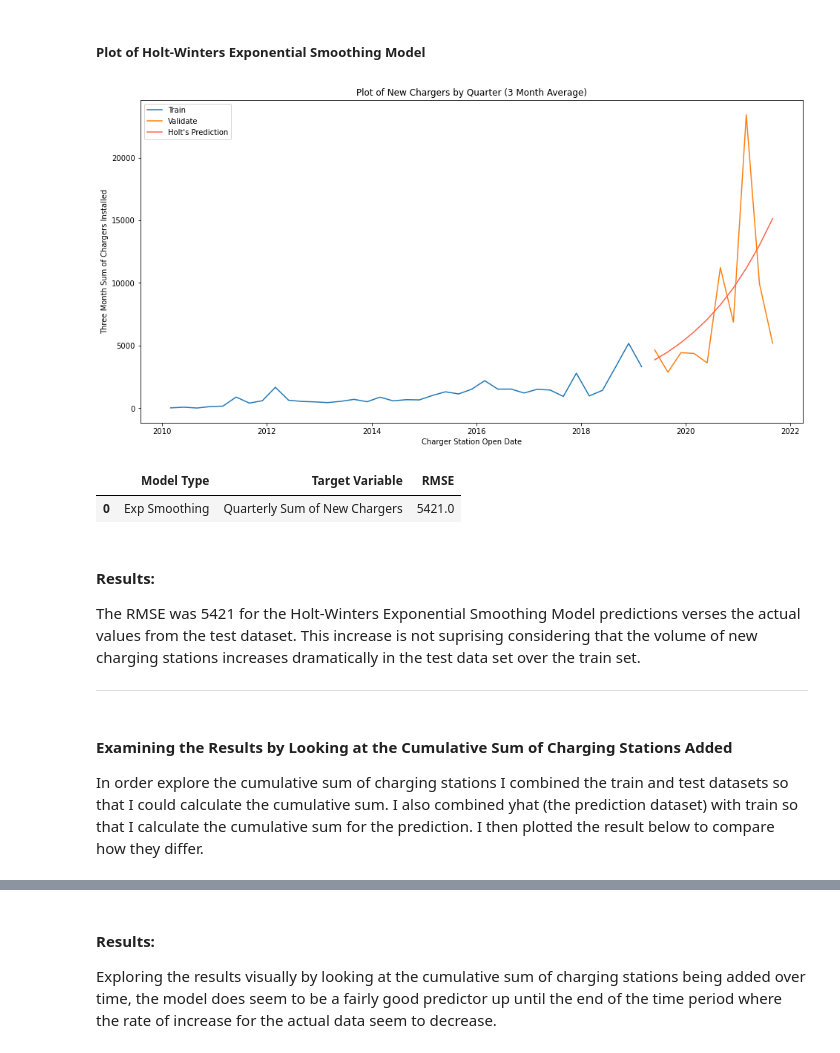
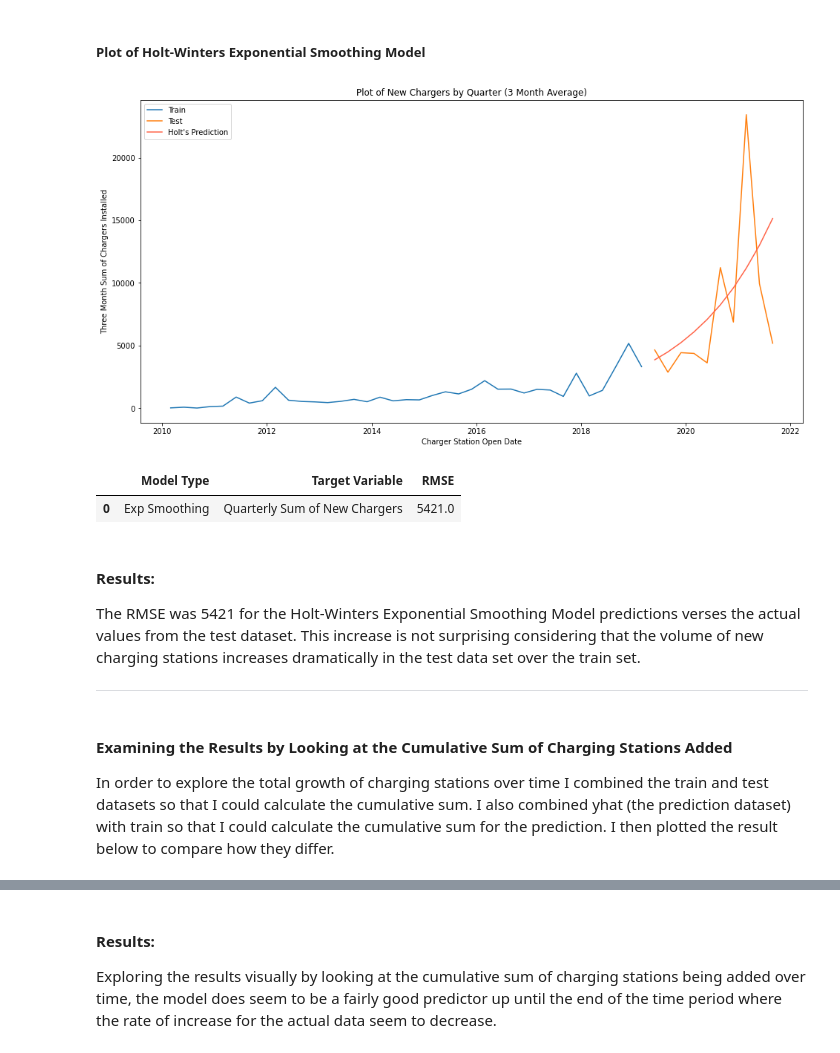
Before and after one commit to jeffakins/EV_Charger_Growth, a Jupyter notebook: individual_project.ipynb, the cells around one changed output, grey strips where cells are left out. Saved outputs shown, nothing was run; the diff lists cells and outputs as text; code cells hidden in the pictures.

```diff
--- a/individual_project.ipynb
+++ b/individual_project.ipynb
@@ -415,16 +378,16 @@ yhat = pd.DataFrame(yhat, columns=['total_chargers'])
 # %%
 plt.figure(figsize=(16,8))
 sns.lineplot(x='open_date', y='total_chargers', data=train)
 sns.lineplot(x='open_date', y='total_chargers', data=test)
 sns.lineplot(x=yhat.index, y='total_chargers', data=yhat, color='tomato')
 
 plt.title('Plot of New Chargers by Quarter (3 Month Average)')
-plt.legend(labels=['Train', 'Validate', "Holt's Prediction"])
+plt.legend(labels=['Train', 'Test', "Holt's Prediction"])
 plt.xlabel('Charger Station Open Date')
 plt.ylabel('Three Month Sum of Chargers Installed')
 plt.show()
 # %% [output]
-[figure, old version]
+[figure, new version]
 # %%
 eval_df = pd.DataFrame()
 eval_df = md.append_eval_df(eval_df, 'Exp Smoothing', 'Quarterly Sum of New Chargers', test, yhat)
@@ -434,11 +397,11 @@ eval_df
 | 0 | Exp Smoothing | Quarterly Sum of New Chargers | 5421.0 |
 # %% [markdown]
 #### Results:
-The RMSE was 5421 for the Holt-Winters Exponential Smoothing Model predictions verses the actual values from the test dataset. This increase is not suprising considering that the volume of new charging stations increases dramatically in the test data set over the train set.
+The RMSE was 5421 for the Holt-Winters Exponential Smoothing Model predictions verses the actual values from the test dataset. This increase is not surprising considering that the volume of new charging stations increases dramatically in the test data set over the train set.
 ***
 # %% [markdown]
 #### Examining the Results by Looking at the Cumulative Sum of Charging Stations Added
-In order explore the cumulative sum of charging stations I combined the train and test datasets so that I could calculate the cumulative sum. I also combined yhat (the prediction dataset) with train so that I calculate the cumulative sum for the prediction. I then plotted the result below to compare how they differ.
+In order to explore the total growth of charging stations over time I combined the train and test datasets so that I could calculate the cumulative sum. I also combined yhat (the prediction dataset) with train so that I could calculate the cumulative sum for the prediction. I then plotted the result below to compare how they differ.
 # %%
 total_ev = pd.concat([train, test])
 predict_ev = pd.concat([train, yhat])
```
Also changed, not shown: parts of 27 cells of this notebook, 1 other file.
